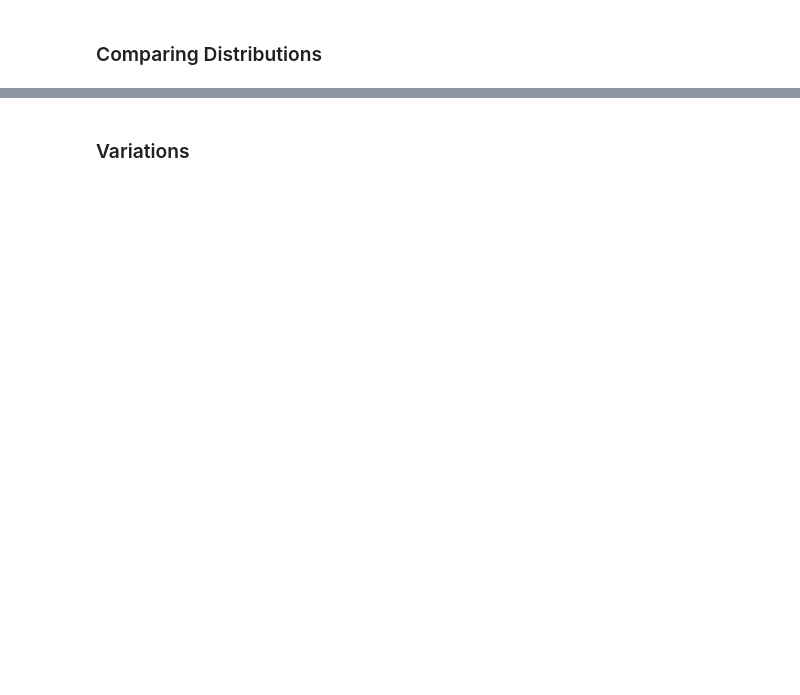
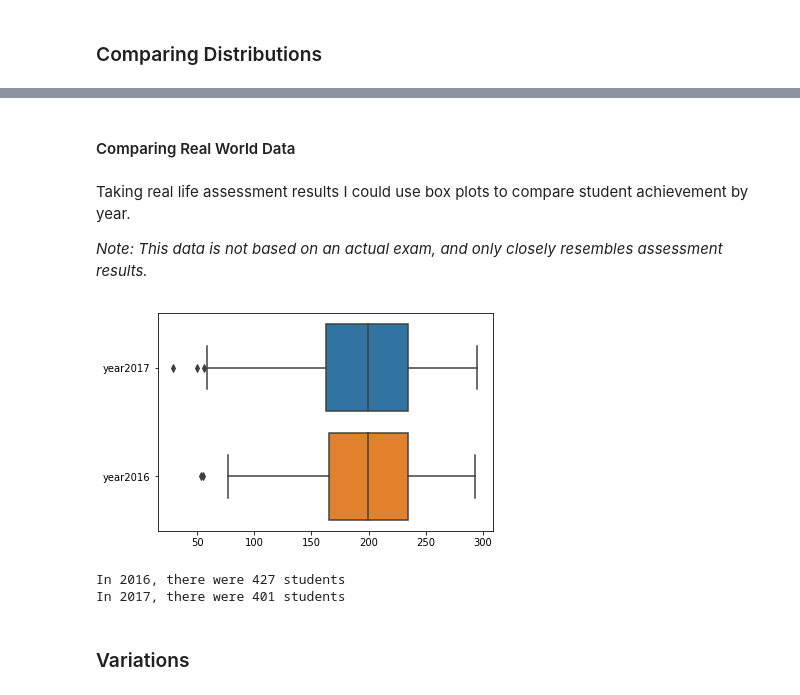
Before and after one commit to MarionMcG/fundamentals_data_analysis, a Jupyter notebook: boxplots.ipynb, the cells around one changed output, grey strips where cells are left out. Cells and saved outputs as stored; diff of their text form; code cells hidden in the pictures; blank space fills up the shorter version.

Commit message:
Real world data analysis

```diff
--- a/boxplots.ipynb
+++ b/boxplots.ipynb
@@ -125,2 +125,21 @@ plt.show()
+# %% [markdown]
+#### Comparing Real World Data
+# %% [markdown]
+Taking real life assessment results I could use box plots to compare student achievement by year.
+
+_Note: This data is not based on an actual exam, and only closely resembles assessment results._
+# %%
+df = pd.read_csv('data/grades.csv')
+sns.boxplot(data = df, orient= 'h');
+# %% [output]
+[figure, added]
+# %%
+y17 = df.loc[:, 'year2017']
+y16 = df.loc[:, 'year2016']
+print('In 2016, there were %.0f students' %(y16.count()))
+print('In 2017, there were %.0f students' %(y17.count()))
+# %% [output]
+In 2016, there were 427 students
+In 2017, there were 401 students
 # %% [markdown]
 ### Variations
```
Also changed, not shown: parts of 6 cells of this notebook, 1 other file.
